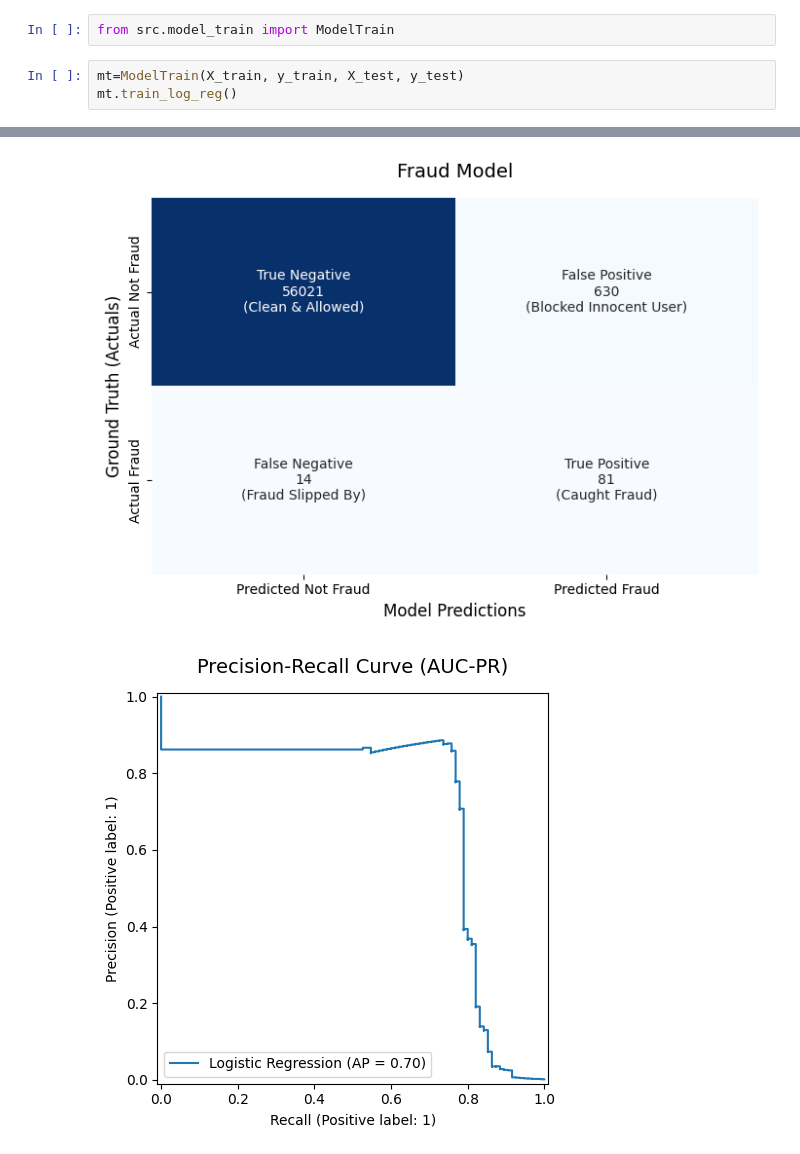
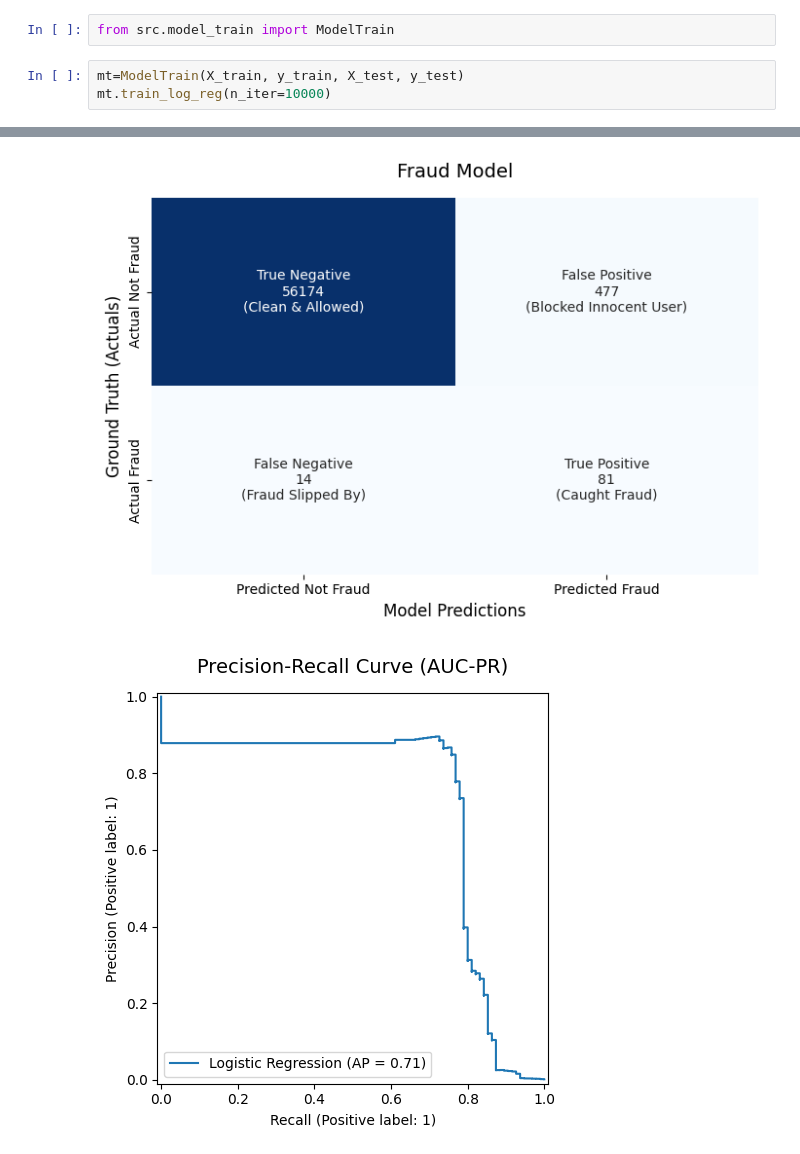
Before and after one commit to soliana-k/fraud-detection, a Jupyter notebook: notebooks/eda_credit_card.ipynb, the cells around one changed output, grey strips where cells are left out. Saved outputs shown, nothing was run; the diff lists cells and outputs as text.

```diff
--- a/notebooks/eda_credit_card.ipynb
+++ b/notebooks/eda_credit_card.ipynb
@@ -87,5 +87,5 @@ leakage of any synthetic signal into evaluation.
 from src.model_train import ModelTrain
 # %%
 mt=ModelTrain(X_train, y_train, X_test, y_test)
-mt.train_log_reg()
+mt.train_log_reg(n_iter=10000)
 # %% [output]
@@ -117,3 +109,3 @@ weighted avg       1.00      0.99      0.99     56746
 [figure]
-[figure, old version]
+[figure, new version]
 # %%
```
Also changed, not shown: parts of 3 cells of this notebook, 3 other files.
